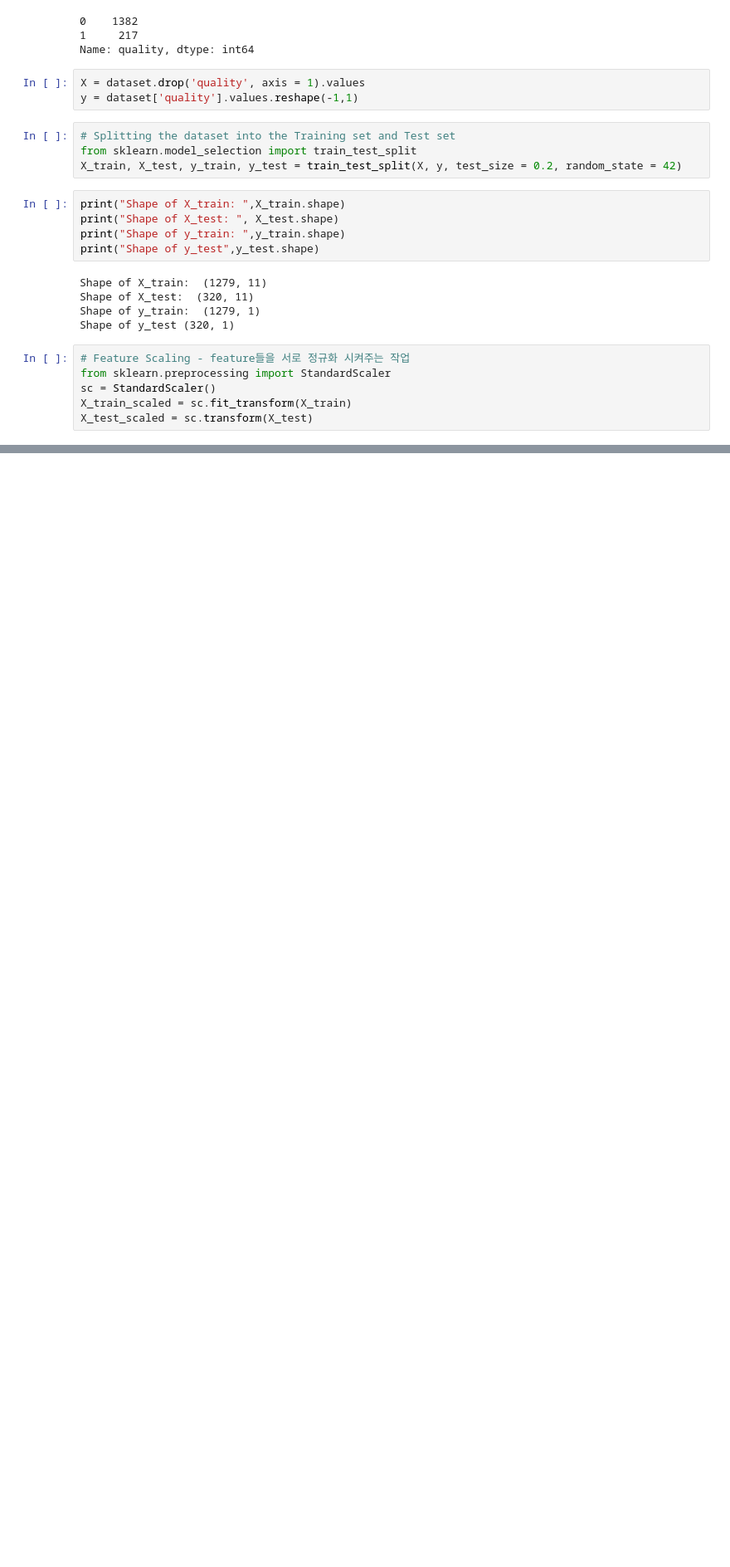
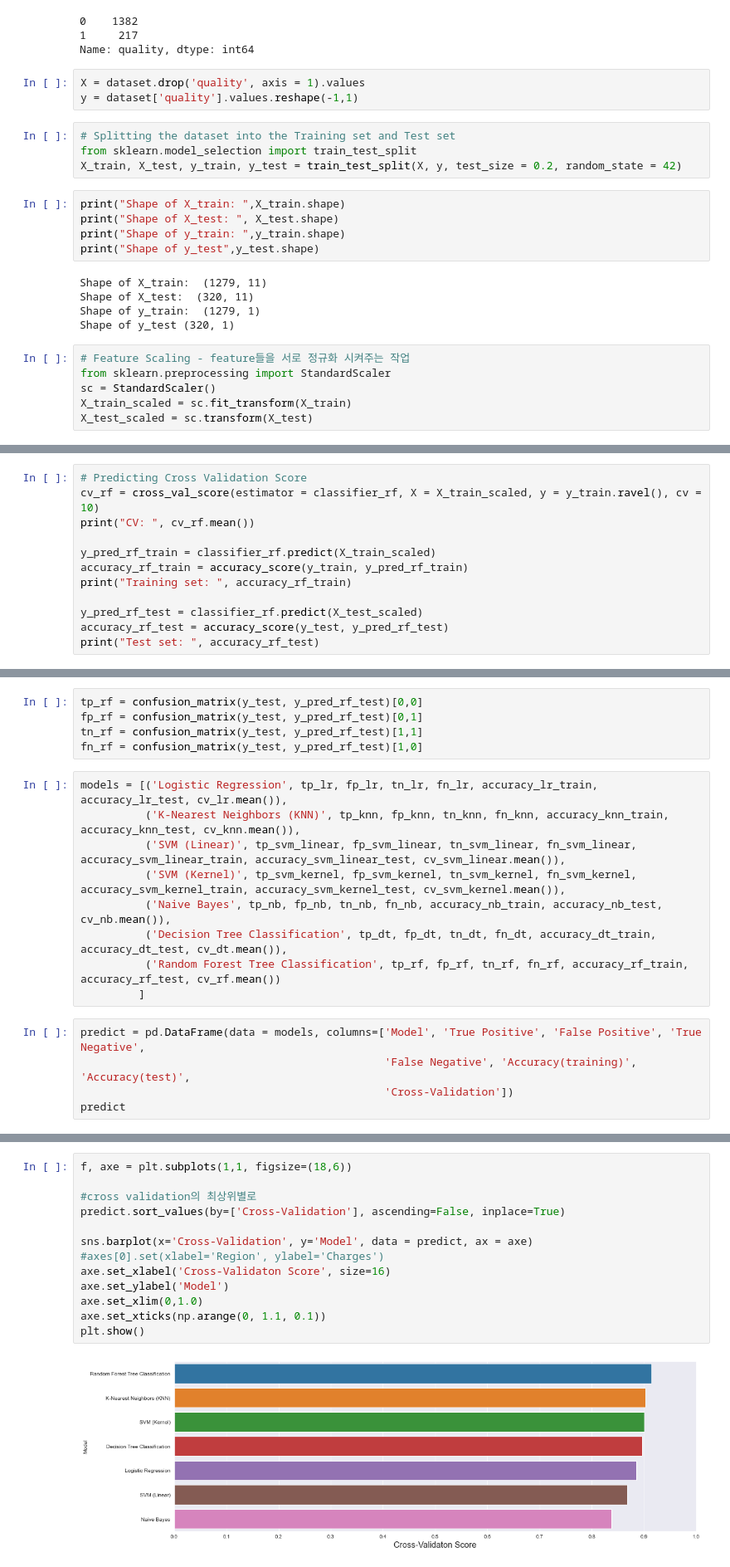
Before and after one commit to ChaeheePark/Data_Analysis, a Jupyter notebook: Red Wine Quality Classification Analysis.ipynb, the cells around one changed output, grey strips where cells are left out. Shown at 83% size. Saved outputs shown, nothing was run; the diff lists cells and outputs as text; blank space fills up the shorter version.

```diff
--- a/Red Wine Quality Classification Analysis.ipynb
+++ b/Red Wine Quality Classification Analysis.ipynb
@@ -294,0 +503,12 @@ LogisticRegression(C=1, max_iter=1000, solver='liblinear')
+# %%
+# Predicting Cross Validation Score
+cv_rf = cross_val_score(estimator = classifier_rf, X = X_train_scaled, y = y_train.ravel(), cv = 10)
+print("CV: ", cv_rf.mean())
+
+y_pred_rf_train = classifier_rf.predict(X_train_scaled)
+accuracy_rf_train = accuracy_score(y_train, y_pred_rf_train)
+print("Training set: ", accuracy_rf_train)
+
+y_pred_rf_test = classifier_rf.predict(X_test_scaled)
+accuracy_rf_test = accuracy_score(y_test, y_pred_rf_test)
+print("Test set: ", accuracy_rf_test)
@@ -294,0 +524,19 @@ LogisticRegression(C=1, max_iter=1000, solver='liblinear')
+# %%
+tp_rf = confusion_matrix(y_test, y_pred_rf_test)[0,0]
+fp_rf = confusion_matrix(y_test, y_pred_rf_test)[0,1]
+tn_rf = confusion_matrix(y_test, y_pred_rf_test)[1,1]
+fn_rf = confusion_matrix(y_test, y_pred_rf_test)[1,0]
+# %%
+models = [('Logistic Regression', tp_lr, fp_lr, tn_lr, fn_lr, accuracy_lr_train, accuracy_lr_test, cv_lr.mean()),
+          ('K-Nearest Neighbors (KNN)', tp_knn, fp_knn, tn_knn, fn_knn, accuracy_knn_train, accuracy_knn_test, cv_knn.mean()),
+          ('SVM (Linear)', tp_svm_linear, fp_svm_linear, tn_svm_linear, fn_svm_linear, accuracy_svm_linear_train, accuracy_svm_linear_test, cv_svm_linear.mean()),
+          ('SVM (Kernel)', tp_svm_kernel, fp_svm_kernel, tn_svm_kernel, fn_svm_kernel, accuracy_svm_kernel_train, accuracy_svm_kernel_test, cv_svm_kernel.mean()),
+          ('Naive Bayes', tp_nb, fp_nb, tn_nb, fn_nb, accuracy_nb_train, accuracy_nb_test, cv_nb.mean()),
+          ('Decision Tree Classification', tp_dt, fp_dt, tn_dt, fn_dt, accuracy_dt_train, accuracy_dt_test, cv_dt.mean()),
+          ('Random Forest Tree Classification', tp_rf, fp_rf, tn_rf, fn_rf, accuracy_rf_train, accuracy_rf_test, cv_rf.mean())
+         ]
+# %%
+predict = pd.DataFrame(data = models, columns=['Model', 'True Positive', 'False Positive', 'True Negative',
+                                               'False Negative', 'Accuracy(training)', 'Accuracy(test)',
+                                               'Cross-Validation'])
+predict
@@ -294,0 +552,15 @@ LogisticRegression(C=1, max_iter=1000, solver='liblinear')
+# %%
+f, axe = plt.subplots(1,1, figsize=(18,6))
+
+#cross validation의 최상위별로
+predict.sort_values(by=['Cross-Validation'], ascending=False, inplace=True)
+
+sns.barplot(x='Cross-Validation', y='Model', data = predict, ax = axe)
+#axes[0].set(xlabel='Region', ylabel='Charges')
+axe.set_xlabel('Cross-Validaton Score', size=16)
+axe.set_ylabel('Model')
+axe.set_xlim(0,1.0)
+axe.set_xticks(np.arange(0, 1.1, 0.1))
+plt.show()
+# %% [output]
+[figure, added]
```
Also changed, not shown: parts of 31 cells of this notebook.
